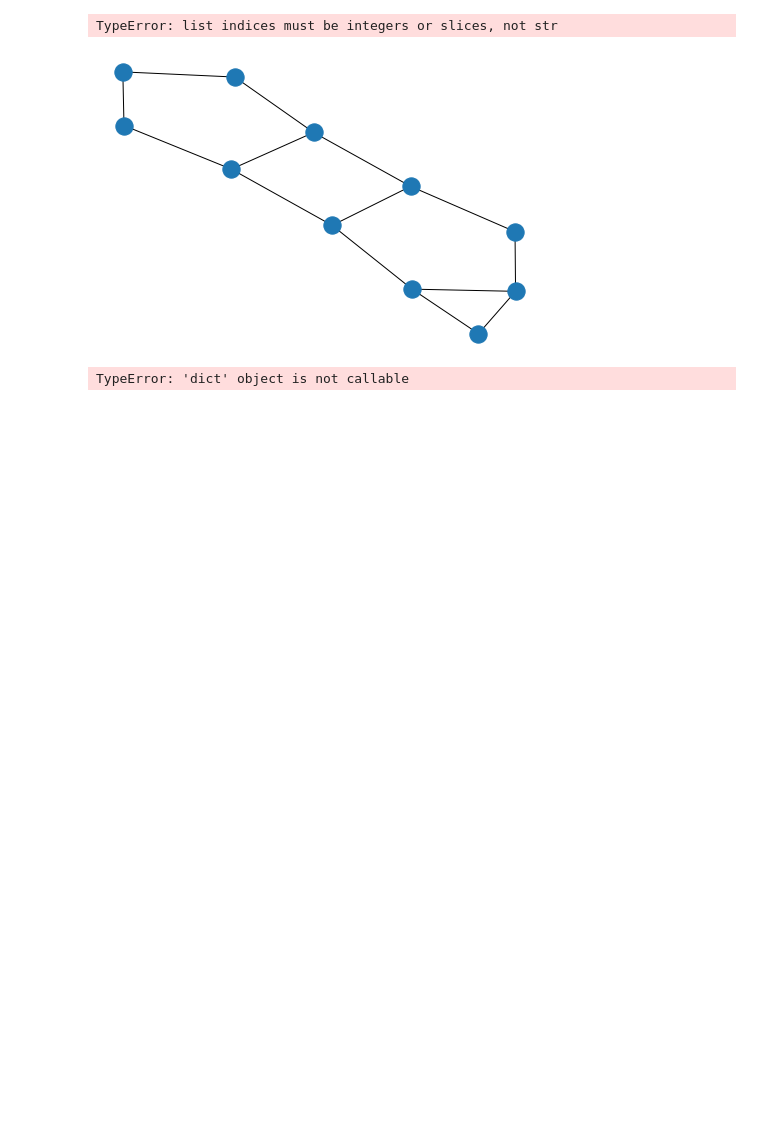
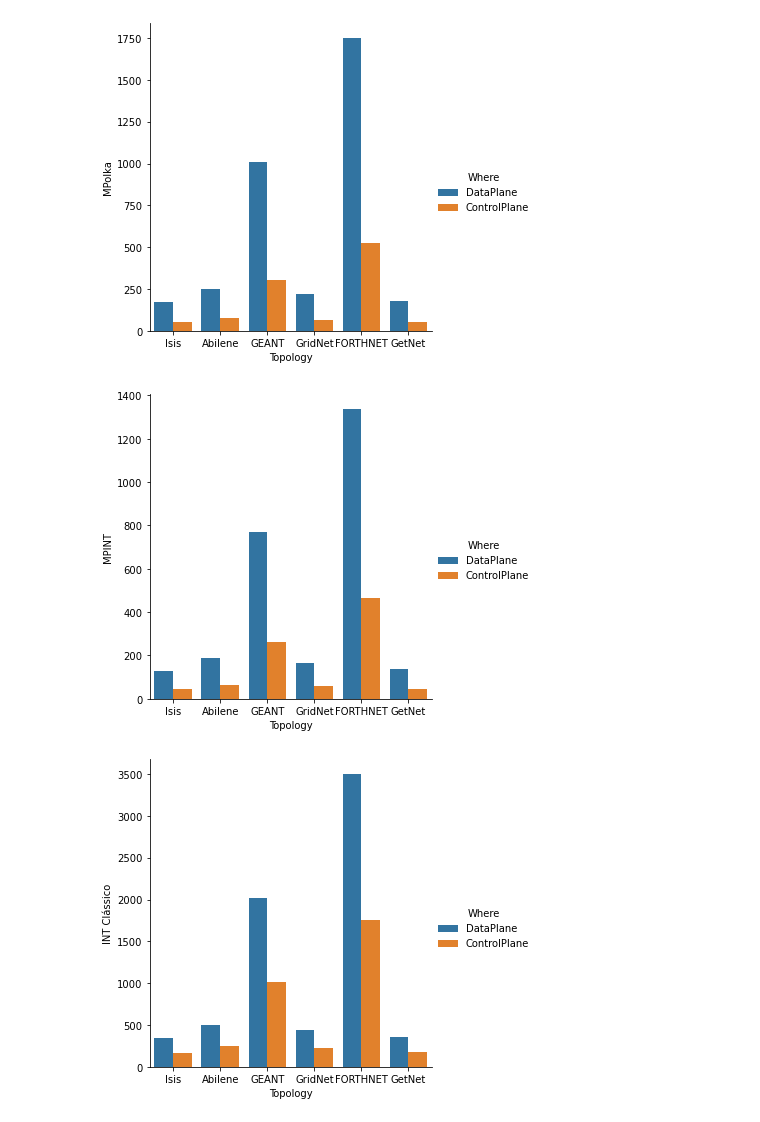
Before and after one commit to nerds-ufes/Polkalyzer, a Jupyter notebook: GraphToProbe.ipynb, the cells around one changed output. Cells and saved outputs as stored; diff of their text form; code cells hidden in the pictures; blank space fills up the shorter version.

Commit message:
Finalizado, falta ajeitar apenas o plot do DF

```diff
--- a/GraphToProbe.ipynb
+++ b/GraphToProbe.ipynb
@@ -4,18 +4,33 @@ import matplotlib.pyplot as plt
 import pandas as pd
 import numpy as np
 import seaborn as sns
+import glob
 
 GIsis = nx.from_edgelist([[1,5],[5,3],[1,2],[2,6],[6,4],[6,7]])
+#GIsis = nx.from_edgelist([[0, 1], [0, 2], [1, 10], [2, 9], [10, 7], [9, 8], [3, 6], [4, 6], [6, 7], [5, 8]])
 sonda = []
-sonda2 = []
 sondaTemp = []
 
 def EdgeListToMST(path):
     edgeList = readTopology(path)
-    print(edgeList)
+    #print(edgeList)
     G = nx.from_edgelist(edgeList)
     T = nx.minimum_spanning_tree(G,algorithm='prim')
+    #print(T)
     return T
+
+def GMLToMST(path):
+    G = nx.read_gml(path,destringizer=int,label='id') #
+    topologyName = G.graph['Network'] #Hooka o atributo network que identifica o nome da Topologia
+    edgeList = list(map(list,G.edges()))
+    #print(edgeList)
+    G = nx.from_edgelist(edgeList)
+    T = nx.minimum_spanning_tree(G,algorithm='prim')
+    edgeList = list(map(list, T.edges()))
+    T = nx.from_edgelist(edgeList)
+    #print(T)
+    return T,topologyName
+
 
 def toDataframe(df,topology,sonda):
     #Overhead por abordagem
@@ -51,6 +66,22 @@ def toDataframe(df,topology,sonda):
     df2 = pd.DataFrame(data=matrixOverhead)
     result = pd.concat([df,df2],ignore_index=True)
     return result
+
+def appendGraphToDataFrame(df,path):
+    G,topologyName = GMLToMST(path)
+    print(topologyName,'Edges = ', G.edges())
+    sonda.clear()
+    sondaAbilene = dfs(G,node,visited=[False] * (G.number_of_nodes() + 1))
+    print('Matriz de Sondas',topologyName,' =',sondaAbilene)
+    print()
+    df = toDataframe(df,topologyName,sondaAbilene)
+    return df
+
+def appendAllTopologysToDataFrame(df):
+    listTopology = glob.glob('topologyZoo/*.gml')
+    for topology in listTopology:
+        df = appendGraphToDataFrame(df,topology)
+    return df
 
 def readTopology(path):
     edgeList = []
@@ -101,26 +132,17 @@ INTClassicoCP_fixoPNo = 20
 df = pd.DataFrame(columns=['Topology','Where','MPolka','MPINT','INT Clássico']) #Empty Row Dataframe
 
 sondaIsis = dfs(GIsis,node,[False] * (GIsis.number_of_nodes() + 1))
-print('Matriz de Sondas = ',sondaIsis)
-df = toDataframe(df,'Isis',sondaIsis)
+print('Matriz de Sondas Isis = ',sondaIsis,'\n')
+df = toDataframe(df,'Isis',sondaIsis) #DataFrame Isis Example
+
+
+df = appendAllTopologysToDataFrame(df)
 print(df)
-
-df = toDataframe(df,'Isis2',sondaIsis)
-print(df)
-
-print('Digite o nó que enviará a sonda em G: ')
-node = str(input())
-
-#GAbilene = EdgeListToMST('topologydata/abilene/TOPOLOGY')
-GAbilene = nx.read_gml('Abilene.gml',destringizer=int)
-nx.draw(GAbilene)
-sonda.clear()
-sondaAbilene = dfs(GAbilene,node,[False] * (GAbilene.number_of_nodes() + 1))
-print('Matriz de Sondas Abilene = ',sondaAbilene)
-df = toDataframe(df,'Abilene',sondaAbilene)
-print(df)
+df.to_csv('overhead.csv',index=False)
 
 #sns.displot(df, x="MPolka",hue="Where",element="step");
 sns.catplot(x="Topology", y="MPolka", hue="Where",kind="bar", data=df, errorbar = None);
+sns.catplot(x="Topology", y="MPINT", hue="Where",kind="bar", data=df, errorbar = None);
+sns.catplot(x="Topology", y="INT Clássico", hue="Where",kind="bar", data=df, errorbar = None);
 # %% [output]
 Digite o nó que enviará a sonda em G:
@@ -137,10 +165,3 @@ Digite o nó que enviará a sonda em G:
-TypeError: list indices must be integers or slices, not str
-[figure, old version]
+[figure, new version]
+[figure, added]
+[figure, added]
-# %%
-GAbilene = nx.read_gml('Abilene.gml',destringizer=int)
-#nx.draw(GAbilene)
-#list(nx.edges(GAbilene).data())
-#GAbilene.get_edge_data("New York","Chicago")
-#GAbilene.node_dict_factory()
-# %% [output]
-TypeError: 'dict' object is not callable
```
Also changed, not shown: parts of 2 cells of this notebook, 6 other files.
